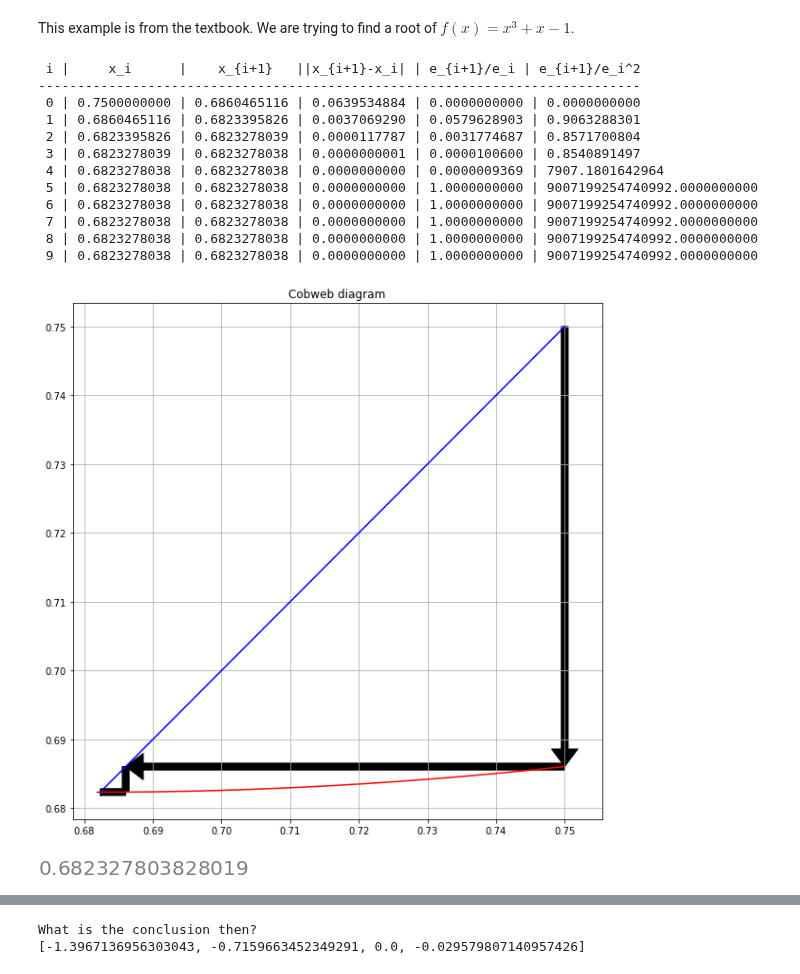
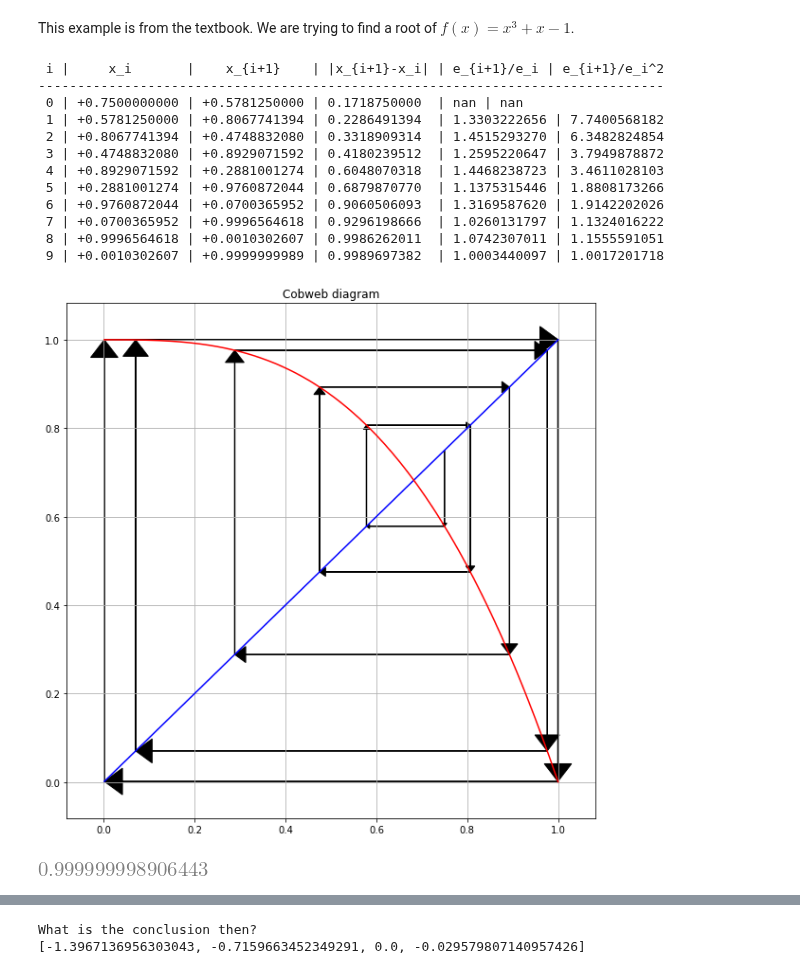
Before and after one commit to tclaudioe/Scientific-Computing, a Jupyter notebook: SC1v2/03_roots_of_1D_equations.ipynb, the cells around one changed output, grey strips where cells are left out. Saved outputs shown, nothing was run; the diff lists cells and outputs as text; code cells hidden in the pictures.

Commit message:
updating 03_roots...

```diff
--- a/SC1v2/03_roots_of_1D_equations.ipynb
+++ b/SC1v2/03_roots_of_1D_equations.ipynb
@@ -47,7 +56,0 @@ Finding $r$ using sympy
-# %%
-y = sym.Symbol('y')
-fsym = lambda y: y+sym.log(y)-3
-r_all=sym.solve(sym.Eq(fsym(y), 0), y)
-r=r_all[0].evalf()
-print(r)
-print(r_all)
@@ -56,0 +63,9 @@ print(r_all)
+# %%
+# Definition of symbolic variable
+x = sym.Symbol('x')
+# Defining 'symbolic' function
+fsym = lambda x: x+sym.log(x)-3
+# Finding the root 'symbolically' and obtaining the only root
+r=sym.solve(sym.Eq(fsym(x), 0), x)[0]
+print(textBoldH('Root obtained:'),r)
+print(textBoldH('Numerical root:'),r.evalf())
@@ -195,4 +220,5 @@ To find an equation's solution using this method you'll have to move around some
 # %%
+# Just plotting the Cobweb diagram: https://en.wikipedia.org/wiki/Cobweb_plot
 def cobweb(x,g=None):
     min_x = np.amin(x)
     max_x = np.amax(x)
@@ -215,20 +241,32 @@ def cobweb(x,g=None):
     plt.grid(True)
     plt.show()
 
+# This code performs the fixed point iteration.
 def fpi(g, x0, k, flag_cobweb=False):
+    # This is where we store all the approximation,
+    # this is technically not needed but we store them because we need them for the cobweb diagram at the end.
     x = np.empty(k+1)
+    # Just starting the fixed point iteration from the 'initial guess'
     x[0] = x0
-    error_i = np.inf
+    # Initializing the error in NaN
+    error_i = np.nan
 
-    print(' i |     x_i      |    x_{i+1}   ||x_{i+1}-x_i| | e_{i+1}/e_i | e_{i+1}/e_i^2')
-    print('-----------------------------------------------------------------------------')
+    print(' i |     x_i       |    x_{i+1}    | |x_{i+1}-x_i| | e_{i+1}/e_i | e_{i+1}/e_i^2')
+    print('--------------------------------------------------------------------------------')
 
+    # Main loop
     for i in range(k):
+        # Iteration
         x[i+1] = g(x[i])
+        # Storing error from previous iteration
         error_iminus1 = error_i
-        error_i = abs(x[i+1]-x[i])
-        print('%2d | %.10f | %.10f | %.10f | %.10f | %.10f' %
+        # Computing error for current iteration.
+        # Notice that from the theory we need to compute e_i=|x_i-r|, i.e. we need the root 'r'
+        # but we don't have it, so we approximate it by 'x_{i+1}'.
+        error_i = abs(x[i]-x[i+1])
+        print('%2d | %+.10f | %+.10f | %.10f  | %.10f | %.10f' %
               (i,x[i],x[i+1],error_i,error_i/error_iminus1,error_i/(error_iminus1**2)))
+    # Just
     if flag_cobweb:
         cobweb(x,g)
     return x[-1]
@@ -340,26 +402,26 @@ This example is from the textbook. We are trying to find a root of $f(x)=x^3+x-1
 # %%
 # These are the three functions proposed.
 g1 = lambda x: 1-x**3
 g2 = lambda x: (1-x)**(1/3)
 g3 = lambda x: (1+2*x**3)/(1+3*x**2)
 # Change the input function to evaluate different functions.
 # Are the three functions convergent fixed point iterations?
-fpi(g3, 0.75, 10, True)
+fpi(g1, 0.75, 10, True)
 # %% [output]
- i |     x_i      |    x_{i+1}   ||x_{i+1}-x_i| | e_{i+1}/e_i | e_{i+1}/e_i^2
------------------------------------------------------------------------------
- 0 | 0.7500000000 | 0.6860465116 | 0.0639534884 | 0.0000000000 | 0.0000000000
- 1 | 0.6860465116 | 0.6823395826 | 0.0037069290 | 0.0579628903 | 0.9063288301
- 2 | 0.6823395826 | 0.6823278039 | 0.0000117787 | 0.0031774687 | 0.8571700804
- 3 | 0.6823278039 | 0.6823278038 | 0.0000000001 | 0.0000100600 | 0.8540891497
- 4 | 0.6823278038 | 0.6823278038 | 0.0000000000 | 0.0000009369 | 7907.1801642964
- 5 | 0.6823278038 | 0.6823278038 | 0.0000000000 | 1.0000000000 | 9007199254740992.0000000000
- 6 | 0.6823278038 | 0.6823278038 | 0.0000000000 | 1.0000000000 | 9007199254740992.0000000000
- 7 | 0.6823278038 | 0.6823278038 | 0.0000000000 | 1.0000000000 | 9007199254740992.0000000000
- 8 | 0.6823278038 | 0.6823278038 | 0.0000000000 | 1.0000000000 | 9007199254740992.0000000000
- 9 | 0.6823278038 | 0.6823278038 | 0.0000000000 | 1.0000000000 | 9007199254740992.0000000000
+ i |     x_i       |    x_{i+1}    | |x_{i+1}-x_i| | e_{i+1}/e_i | e_{i+1}/e_i^2
+--------------------------------------------------------------------------------
+ 0 | +0.7500000000 | +0.5781250000 | 0.1718750000  | nan | nan
+ 1 | +0.5781250000 | +0.8067741394 | 0.2286491394  | 1.3303222656 | 7.7400568182
+ 2 | +0.8067741394 | +0.4748832080 | 0.3318909314  | 1.4515293270 | 6.3482824854
+ 3 | +0.4748832080 | +0.8929071592 | 0.4180239512  | 1.2595220647 | 3.7949878872
+ 4 | +0.8929071592 | +0.2881001274 | 0.6048070318  | 1.4468238723 | 3.4611028103
+ 5 | +0.2881001274 | +0.9760872044 | 0.6879870770  | 1.1375315446 | 1.8808173266
+ 6 | +0.9760872044 | +0.0700365952 | 0.9060506093  | 1.3169587620 | 1.9142202026
+ 7 | +0.0700365952 | +0.9996564618 | 0.9296198666  | 1.0260131797 | 1.1324016222
+ 8 | +0.9996564618 | +0.0010302607 | 0.9986262011  | 1.0742307011 | 1.1555591051
+ 9 | +0.0010302607 | +0.9999999989 | 0.9989697382  | 1.0003440097 | 1.0017201718
-[figure, old version]
+[figure, new version]
-[figure, old version]
+[figure, new version]
 # %%
 # This is a "hack" to improve the convergence of g2!
 a  = -0.6
```
Also changed, not shown: parts of 39 cells of this notebook, 4 other files.
